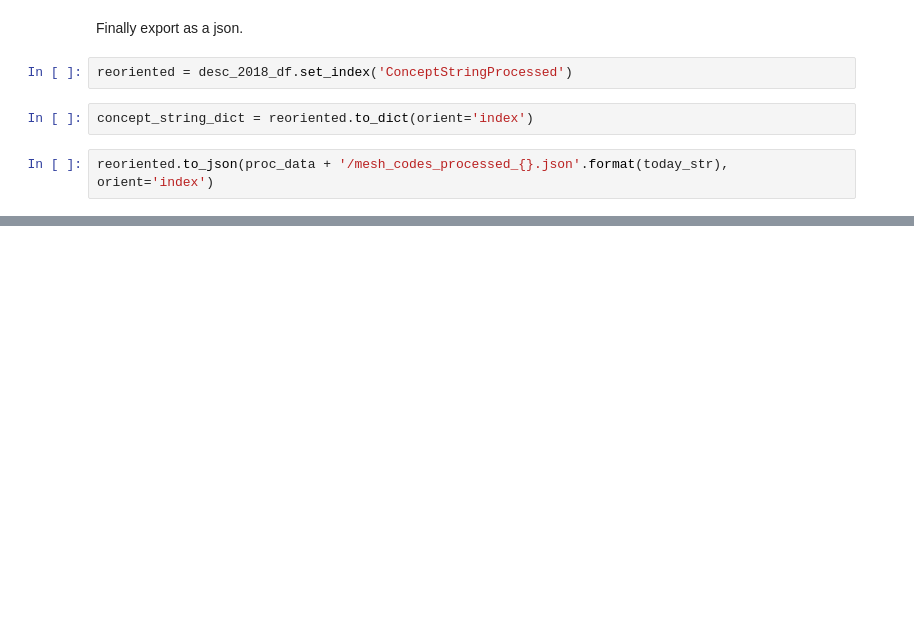
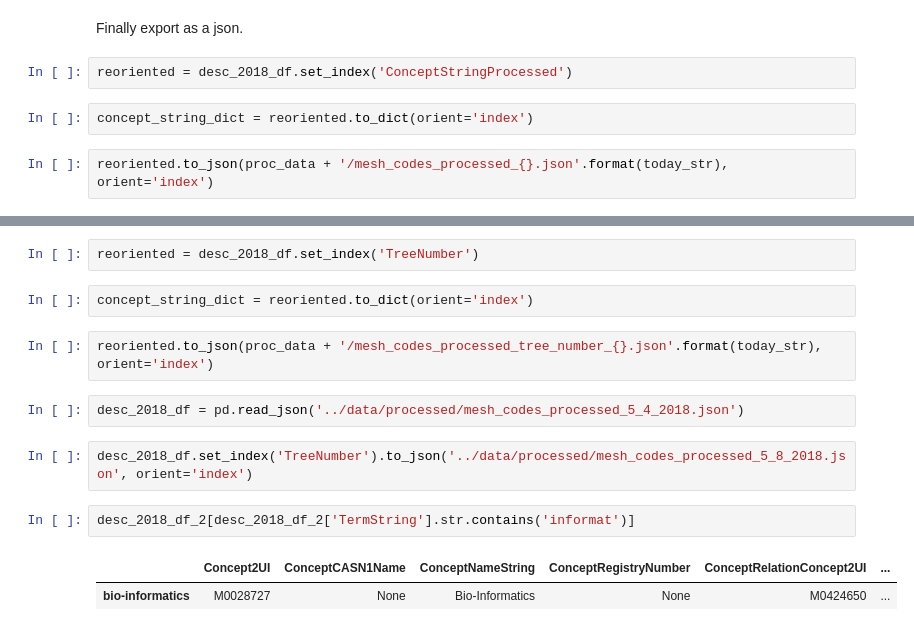
Before and after one commit to georgerichardson/rwjf, a Jupyter notebook: notebooks/04_gr_mesh_processing.ipynb, the cells around one changed output, grey strips where cells are left out. Saved outputs shown, nothing was run; the diff lists cells and outputs as text; blank space fills up the shorter version.

Commit message:
mesh terms phrase matching notebook

```diff
--- a/notebooks/04_gr_mesh_processing.ipynb
+++ b/notebooks/04_gr_mesh_processing.ipynb
@@ -335,0 +354,15 @@ reoriented.to_json(proc_data + '/mesh_codes_processed_{}.json'.format(today_str)
+# %%
+reoriented = desc_2018_df.set_index('TreeNumber')
+# %%
+concept_string_dict = reoriented.to_dict(orient='index')
+# %%
+reoriented.to_json(proc_data + '/mesh_codes_processed_tree_number_{}.json'.format(today_str), orient='index')
+# %%
+desc_2018_df = pd.read_json('../data/processed/mesh_codes_processed_5_4_2018.json')
+# %%
+desc_2018_df.set_index('TreeNumber').to_json('../data/processed/mesh_codes_processed_5_8_2018.json', orient='index')
+# %%
+desc_2018_df_2[desc_2018_df_2['TermString'].str.contains('informat')]
+# %% [output]
+|  | Concept2UI | ConceptCASN1Name | ConceptNameString | ConceptRegistryNumber | ConceptRelationConcept2UI | ... |
+| bio-informatics | M0028727 | None | Bio-Informatics | None | M0424650 | ... |
```
Also changed, not shown: parts of 1 cell of this notebook, 2 other files.
